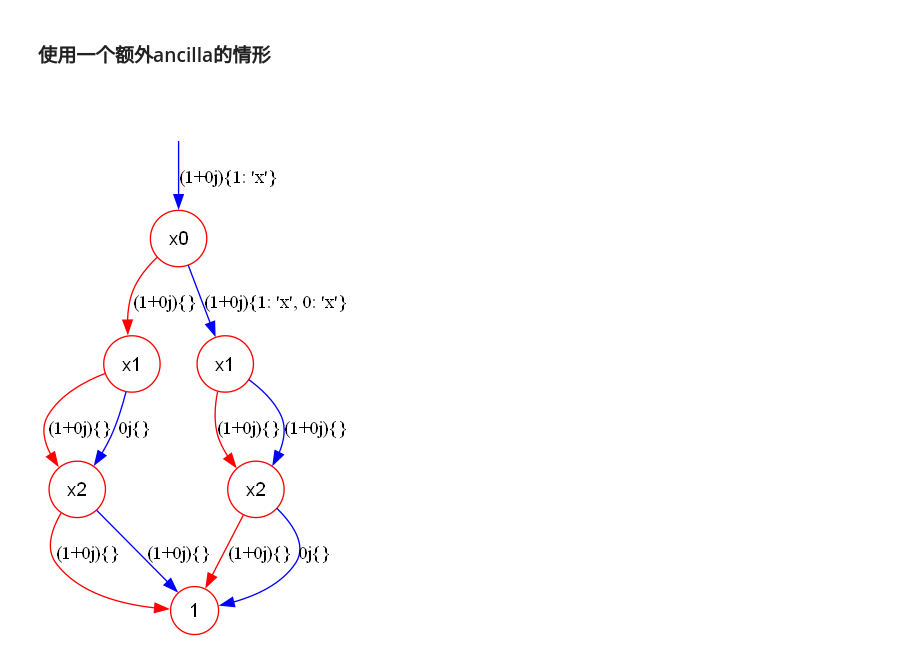
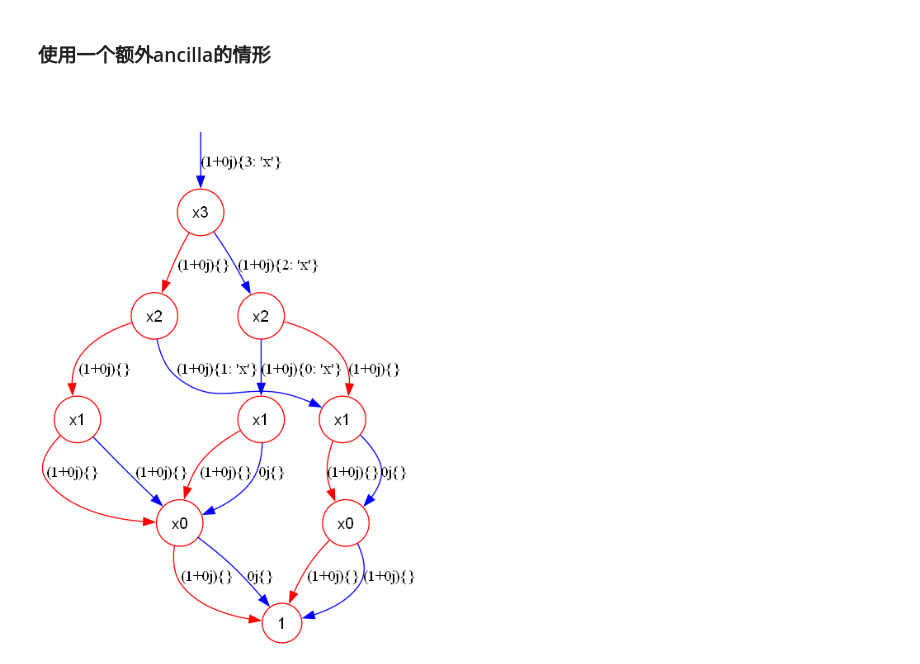
Before and after one commit to Veriqc/LimTDD_Oracle_Syn, a Jupyter notebook: Oracle_Syn2.ipynb, the cells around one changed output. Drawn from its saved outputs; the diff is of its cells as text; code cells hidden in the pictures.

```diff
--- a/Oracle_Syn2.ipynb
+++ b/Oracle_Syn2.ipynb
@@ -148,23 +148,23 @@ def verify_success(cir,data,n):
         # print('--')
     print('Successful')
 # %%
-# n=3
-# tdd,data = get_ramdom_TDD(n)
-# tdd.show()
+n=4
+tdd,data = get_ramdom_TDD(n)
+tdd.show()
 
-n = 3
-# vec = np.array([0,1,1,0,1,1,0,1])
-vec = np.array([0,0,1,0,0,1,1,1])
-data = vector_to_tensor(vec,n)
+# n = 3
+# # vec = np.array([0,1,1,0,1,1,0,1])
+# vec = np.array([1,0,0,0,0,0,0,0])
+# data = vector_to_tensor(vec,n)
 # var_order_s = ['x2','x1','x0']
-var_order_s = ['x0','x1','x2']
-tdd,data = get_ramdom_TDD(n,data,var_order_s)
-# tdd.map=tdd.map.append_new_map(2,1,0)
-# data = np.array([0,1,1,0,1,1,0,1])
-# tdd,data = get_TDD_from_truth_table(n,223)
+# # var_order_s = ['x0','x1','x2']
+# tdd,data = get_ramdom_TDD(n,data,var_order_s)
+# # tdd.map=tdd.map.append_new_map(2,1,0)
+# # data = np.array([0,1,1,0,1,1,0,1])
+# # tdd,data = get_TDD_from_truth_table(n,223)
 tdd.show()
 # %% [output]
-[figure, old version]
+[figure, new version]
 # %%
 t_start = time.time()
 cir = oracle_syn2(tdd,n_r=n)
```
Also changed, not shown: parts of 2 cells of this notebook, 1 other file.
